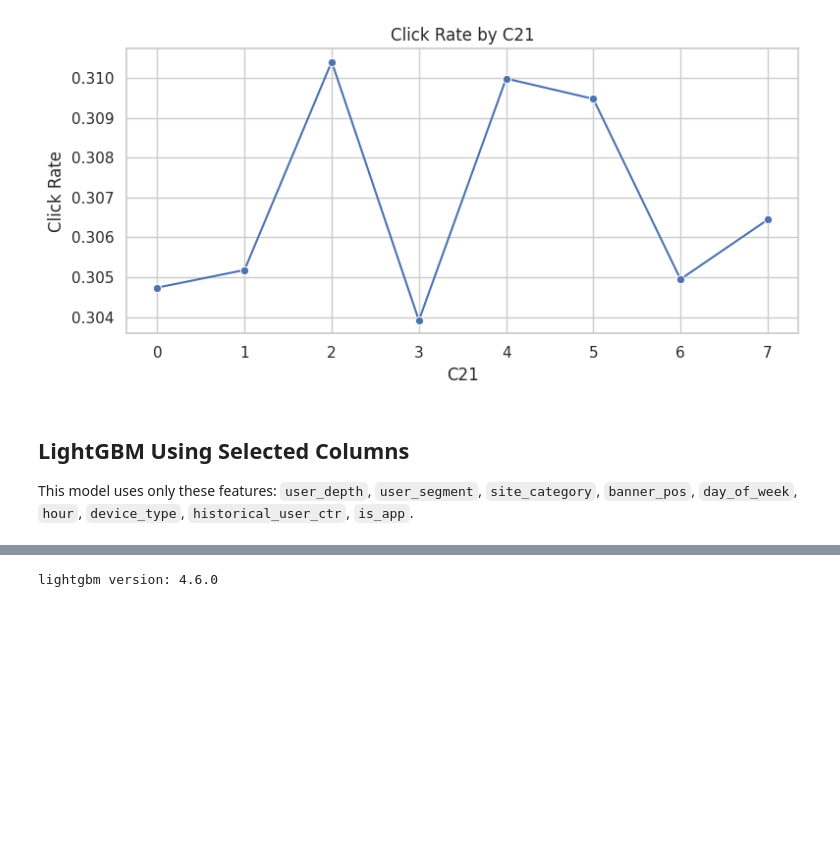
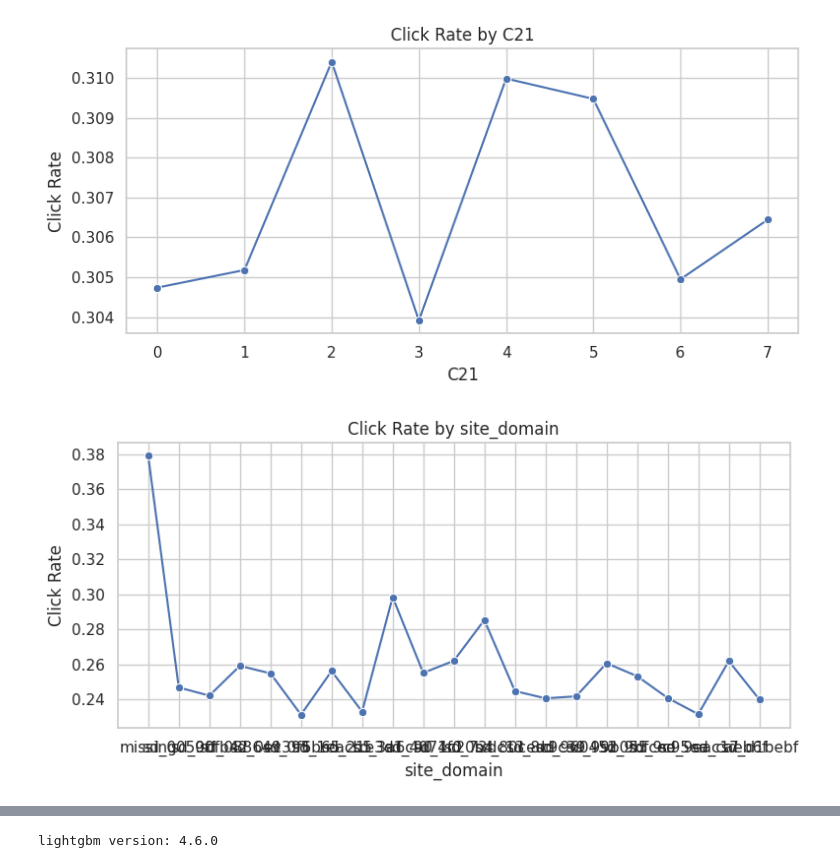
Before and after one commit to zMaxKunGz/Super_AI, a Jupyter notebook: hack1/hack.ipynb, the cells around one changed output, grey strips where cells are left out. Cells and saved outputs as stored; diff of their text form; code cells hidden in the pictures; blank space fills up the shorter version.

```diff
--- a/hack1/hack.ipynb
+++ b/hack1/hack.ipynb
@@ -347,8 +357,14 @@ plt.tight_layout()
 plt.show()
 # %% [output]
 [figure]
-# %% [markdown]
-## LightGBM Using Selected Columns
-
-This model uses only these features:
-`user_depth`, `user_segment`, `site_category`, `banner_pos`, `day_of_week`, `hour`, `device_type`, `historical_user_ctr`, `is_app`.
+# %%
+hour_ctr = data.groupby("site_domain")["clicked"].mean()
+
+plt.figure(figsize=(8, 4))
+sns.lineplot(x=hour_ctr.index, y=hour_ctr.values, marker="o")
+plt.ylabel("Click Rate")
+plt.title("Click Rate by site_domain")
+plt.tight_layout()
+plt.show()
+# %% [output]
+[figure, added]
```
Also changed, not shown: parts of 11 cells of this notebook.
